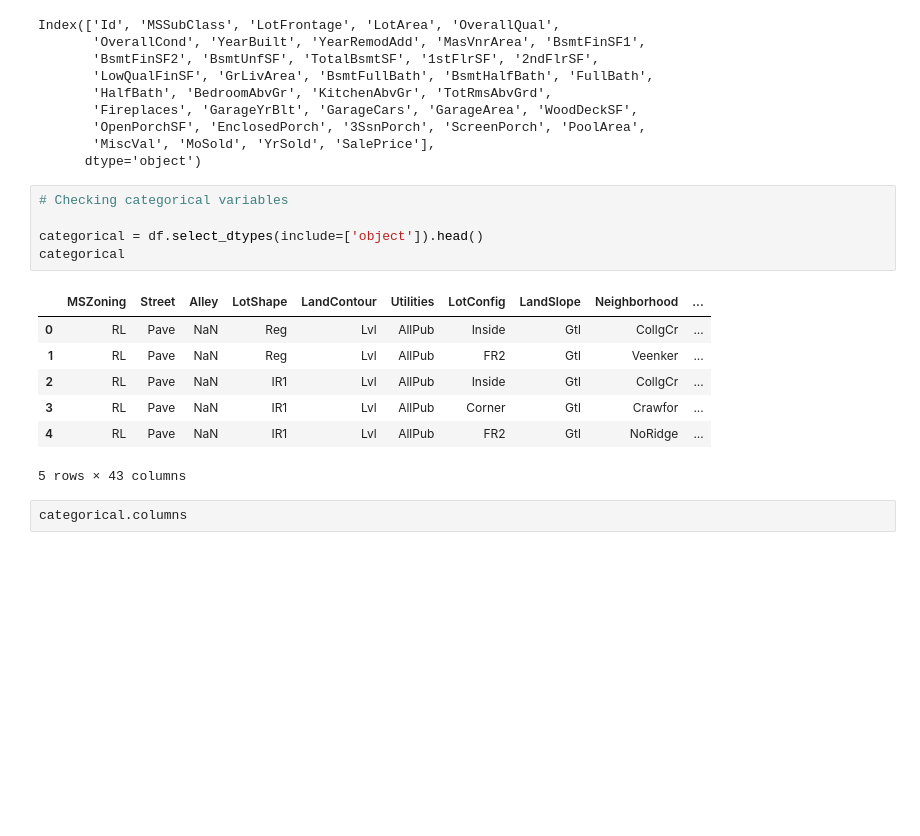
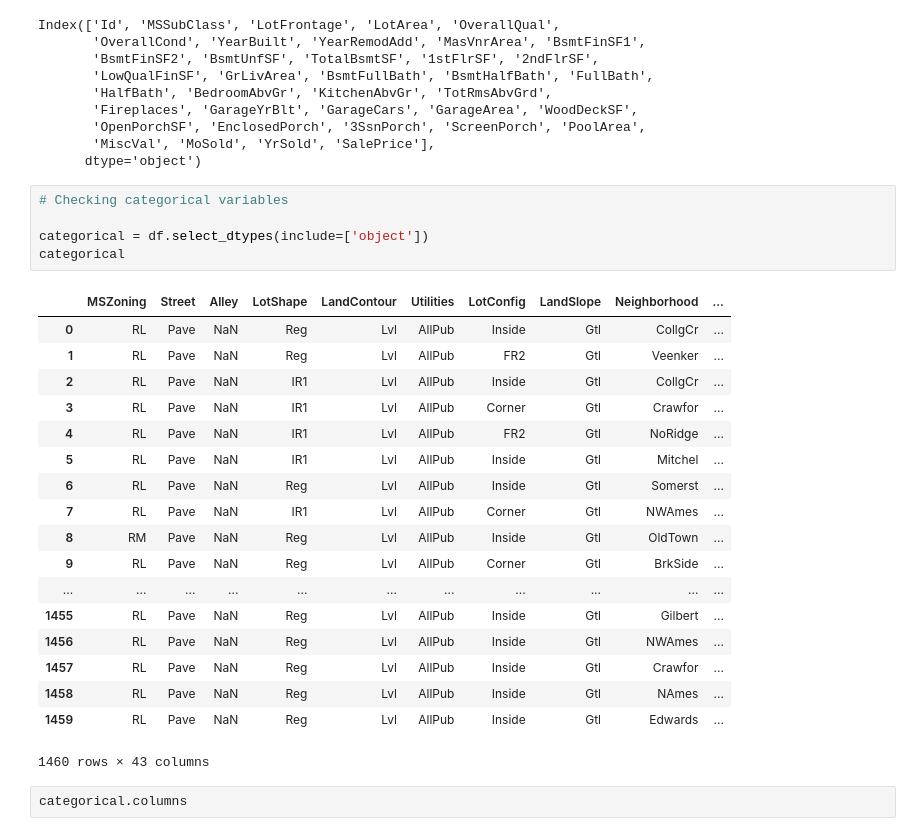
Before and after one commit to Laura-Foulon/data-labs, a Jupyter notebook: module-2/statistical-analysis-project/your-code/statistical-analysis.ipynb, the cells around one changed output. Drawn from its saved outputs; the diff is of its cells as text; blank space fills up the shorter version.

```diff
--- a/module-2/statistical-analysis-project/your-code/statistical-analysis.ipynb
+++ b/module-2/statistical-analysis-project/your-code/statistical-analysis.ipynb
@@ -119,16 +128,27 @@ Index(['Id', 'MSSubClass', 'LotFrontage', 'LotArea', 'OverallQual',
 # %%
 # Checking categorical variables
 
-categorical = df.select_dtypes(include=['object']).head()
+categorical = df.select_dtypes(include=['object'])
 categorical
 # %% [output]
 |  | MSZoning | Street | Alley | LotShape | LandContour | Utilities | LotConfig | LandSlope | Neighborhood | ... |
 | 0 | RL | Pave | NaN | Reg | Lvl | AllPub | Inside | Gtl | CollgCr | ... |
 | 1 | RL | Pave | NaN | Reg | Lvl | AllPub | FR2 | Gtl | Veenker | ... |
 | 2 | RL | Pave | NaN | IR1 | Lvl | AllPub | Inside | Gtl | CollgCr | ... |
 | 3 | RL | Pave | NaN | IR1 | Lvl | AllPub | Corner | Gtl | Crawfor | ... |
 | 4 | RL | Pave | NaN | IR1 | Lvl | AllPub | FR2 | Gtl | NoRidge | ... |
+| 5 | RL | Pave | NaN | IR1 | Lvl | AllPub | Inside | Gtl | Mitchel | ... |
+| 6 | RL | Pave | NaN | Reg | Lvl | AllPub | Inside | Gtl | Somerst | ... |
+| 7 | RL | Pave | NaN | IR1 | Lvl | AllPub | Corner | Gtl | NWAmes | ... |
+| 8 | RM | Pave | NaN | Reg | Lvl | AllPub | Inside | Gtl | OldTown | ... |
+| 9 | RL | Pave | NaN | Reg | Lvl | AllPub | Corner | Gtl | BrkSide | ... |
+| ... | ... | ... | ... | ... | ... | ... | ... | ... | ... | ... |
+| 1455 | RL | Pave | NaN | Reg | Lvl | AllPub | Inside | Gtl | Gilbert | ... |
+| 1456 | RL | Pave | NaN | Reg | Lvl | AllPub | Inside | Gtl | NWAmes | ... |
+| 1457 | RL | Pave | NaN | Reg | Lvl | AllPub | Inside | Gtl | Crawfor | ... |
+| 1458 | RL | Pave | NaN | Reg | Lvl | AllPub | Inside | Gtl | NAmes | ... |
+| 1459 | RL | Pave | NaN | Reg | Lvl | AllPub | Inside | Gtl | Edwards | ... |
-5 rows × 43 columns
+1460 rows × 43 columns
 # %%
 categorical.columns
 # %% [output]
```
Also changed, not shown: parts of 36 cells of this notebook, 1 other file.
